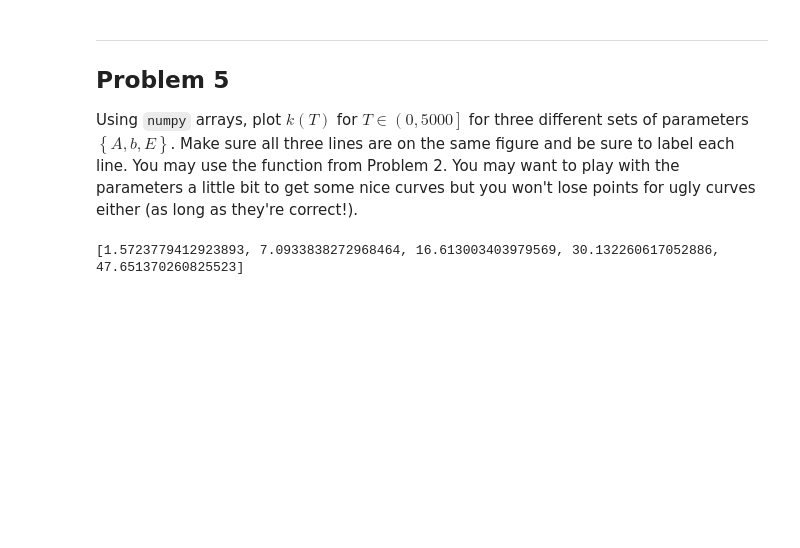
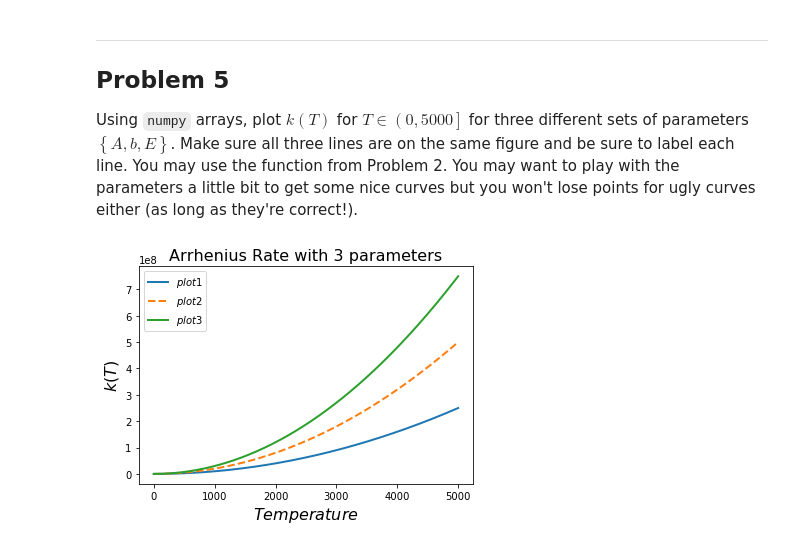
Before and after one commit to HeyItsRiddhi/cs207_riddhi_shah, a Jupyter notebook: homeworks/HW3/HW3-Final.ipynb, the cells around one changed output. Cells and saved outputs as stored; diff of their text form; code cells hidden in the pictures; blank space fills up the shorter version.

```diff
--- a/homeworks/HW3/HW3-Final.ipynb
+++ b/homeworks/HW3/HW3-Final.ipynb
@@ -186,19 +193,19 @@ import math
 import numpy
 
 def arrhenius_rate(params, T, R=8.314):
+    #Check that A,b,E is passed as a list
     if(len(params) != 3 or type(params) != list):
-        print("Need a list of 3")
+        print("ERROR: First argument needs to be a list of 3")
     else:
         [A,b,E] = params
-        if ((type(A) != int and type(E) != float) or
-            (type(b) != int and type(E) != float) or
+        #Check that A,b,E is passed are numbers
+        if ((type(A) != int and type(A) != float) or
+            (type(b) != int and type(b) != float) or
             (type(E) != int and type(E) != float)):
-            print("All arguments in list must be of type integer")
+            print("Error: All numbers in list must be of type integer or float")
         else:
-            tb = math.pow(T,b)
+            #Calculate k(T)
+            tb = T**b
             exp = numpy.exp(-(E/(R*T)))
             kt = (A*tb)*exp
             return kt
-
-args =[2,2,2]
-print(arrhenius_rate(args,2))
@@ -209,11 +214,32 @@ print(arrhenius_rate(args,2))
 ## Problem 5
 Using `numpy` arrays, plot $k\left(T\right)$ for $T\in\left(0, 5000\right]$ for three different sets of parameters $\left\{A, b, E\right\}$.  Make sure all three lines are on the same figure and be sure to label each line.  You may use the function from Problem 2.  You may want to play with the parameters a little bit to get some nice curves but you won't lose points for ugly curves either (as long as they're correct!).
 # %%
-temps = numpy.arange(1,5000)
-args = [[2,2,2],[3,3,3],[4,4,4]]
+#array of temperatures
+temps = numpy.arange(1,5001)
+
+# 3 different sets of parameters
+args = [[10,2,6],[20,2,5],[30,2,7]]
+
+# array to hold 3 data sets for 3 diff paramseters
 plots =[]
+
+#create 3 data sets to plot
 for arg in args:
-    plots.append(list(map(lambda x: arrhenius_rate(arg,x), temps)))
-print(plots[0][:5])
+    kt = list(map(lambda x: arrhenius_rate(arg,int(x)), temps))
+    plots.append(kt)
-# %% [output]
-[1.5723779412923893, 7.0933838272968464, 16.613003403979569, 30.132260617052886, 47.651370260825523]
+# %%
+import matplotlib.pyplot as plt
+
+#plot lines
+plt.plot(temps, plots[0], lw=2, ls='-', label=r'$plot 1$')
+plt.plot(temps, plots[1], lw=2, ls='--', label=r'$plot 2$')
+plt.plot(temps, plots[2], lw=2, ls='-', label=r'$plot 3$')
+
+#display legend and define axises & plot title
+plt.legend()
+plt.xlabel(r'$Temperature$', fontsize=16)
+plt.ylabel(r'$k(T)$', fontsize=16)
+plt.title('Arrhenius Rate with 3 parameters', fontsize=16)
+plt.show()
+# %% [output]
+[figure, added]
```
Also changed, not shown: parts of 2 cells of this notebook.
